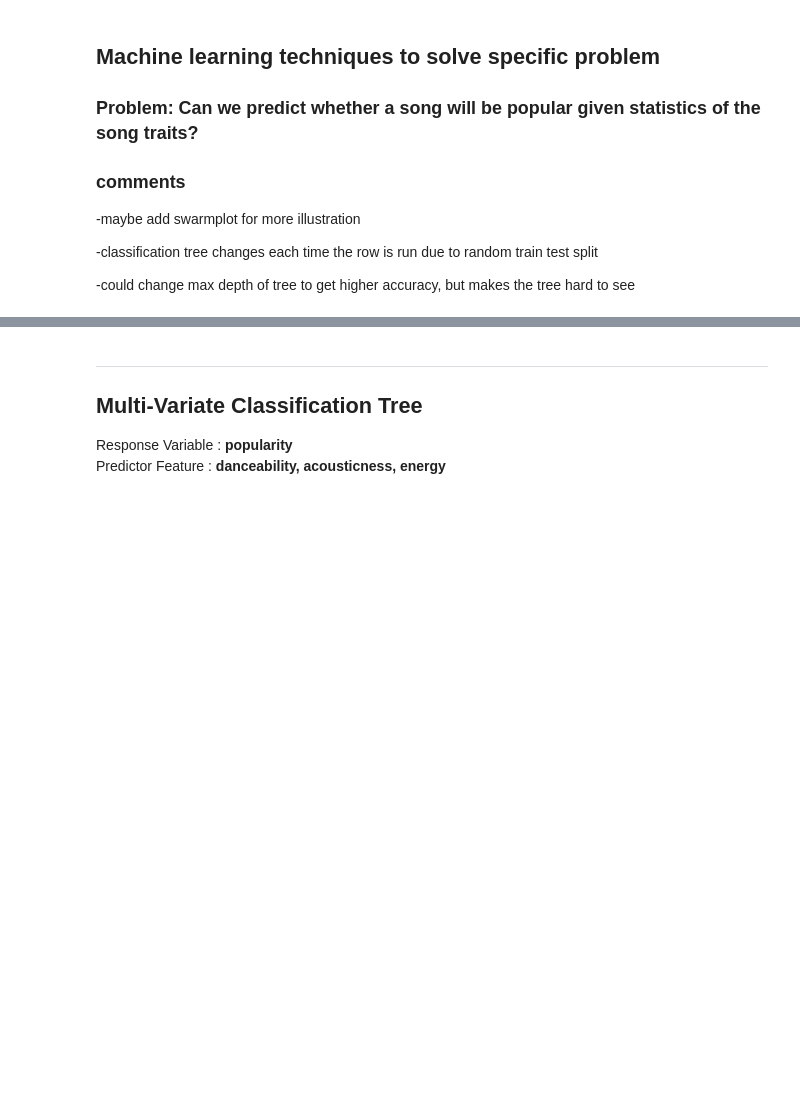
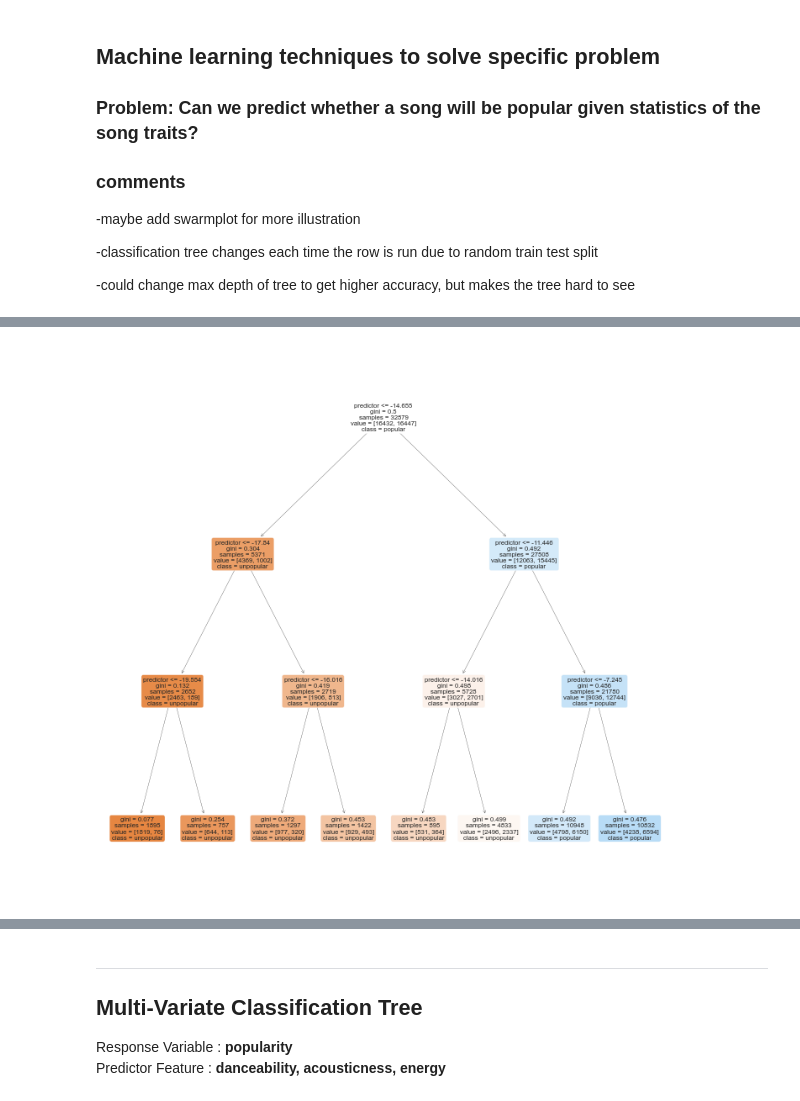
Before and after one commit to agentzhao/spotify-prediction, a Jupyter notebook: spotifypred.ipynb, the cells around one changed output, grey strips where cells are left out. Saved outputs shown, nothing was run; the diff lists cells and outputs as text; code cells hidden in the pictures; blank space fills up the shorter version.

```diff
--- a/spotifypred.ipynb
+++ b/spotifypred.ipynb
@@ -470,0 +488,4 @@ Classification Accuracy         : 0.6441605839416058
+# %%
+univar_tree('loudness')
+# %% [output]
+[figure, added]
```
Also changed, not shown: parts of 37 cells of this notebook.
